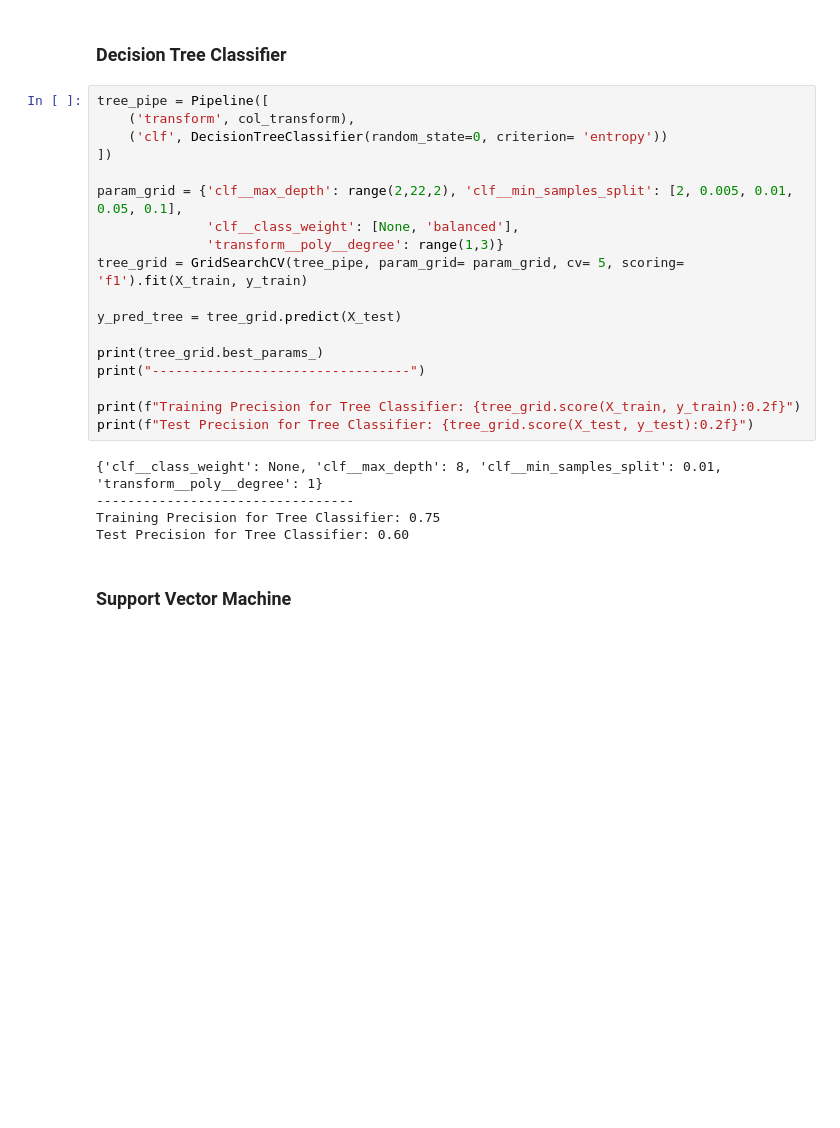
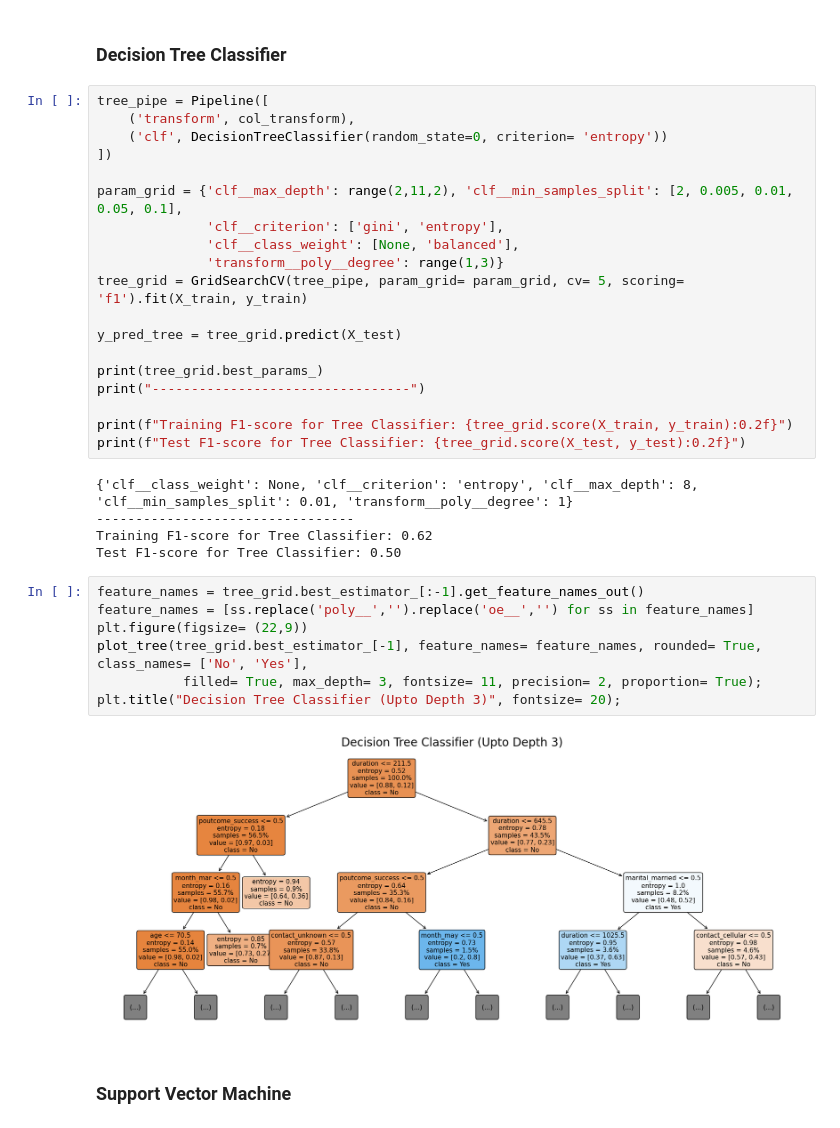
Before and after one commit to garimasc/bank_marketing, a Jupyter notebook: evaluate_classification.ipynb, the cells around one changed output. Drawn from its saved outputs; the diff is of its cells as text; blank space fills up the shorter version.

```diff
--- a/evaluate_classification.ipynb
+++ b/evaluate_classification.ipynb
@@ -113,7 +118,8 @@ tree_pipe = Pipeline([
     ('clf', DecisionTreeClassifier(random_state=0, criterion= 'entropy'))
 ])
 
-param_grid = {'clf__max_depth': range(2,22,2), 'clf__min_samples_split': [2, 0.005, 0.01, 0.05, 0.1],
+param_grid = {'clf__max_depth': range(2,11,2), 'clf__min_samples_split': [2, 0.005, 0.01, 0.05, 0.1],
+              'clf__criterion': ['gini', 'entropy'],
               'clf__class_weight': [None, 'balanced'],
               'transform__poly__degree': range(1,3)}
 tree_grid = GridSearchCV(tree_pipe, param_grid= param_grid, cv= 5, scoring= 'f1').fit(X_train, y_train)
@@ -123,13 +129,22 @@ y_pred_tree = tree_grid.predict(X_test)
 print(tree_grid.best_params_)
 print("---------------------------------")
 
-print(f"Training Precision for Tree Classifier: {tree_grid.score(X_train, y_train):0.2f}")
-print(f"Test Precision for Tree Classifier: {tree_grid.score(X_test, y_test):0.2f}")
+print(f"Training F1-score for Tree Classifier: {tree_grid.score(X_train, y_train):0.2f}")
+print(f"Test F1-score for Tree Classifier: {tree_grid.score(X_test, y_test):0.2f}")
 # %% [output]
-{'clf__class_weight': None, 'clf__max_depth': 8, 'clf__min_samples_split': 0.01, 'transform__poly__degree': 1}
+{'clf__class_weight': None, 'clf__criterion': 'entropy', 'clf__max_depth': 8, 'clf__min_samples_split': 0.01, 'transform__poly__degree': 1}
 ---------------------------------
-Training Precision for Tree Classifier: 0.75
-Test Precision for Tree Classifier: 0.60
+Training F1-score for Tree Classifier: 0.62
+Test F1-score for Tree Classifier: 0.50
+# %%
+feature_names = tree_grid.best_estimator_[:-1].get_feature_names_out()
+feature_names = [ss.replace('poly__','').replace('oe__','') for ss in feature_names]
+plt.figure(figsize= (22,9))
+plot_tree(tree_grid.best_estimator_[-1], feature_names= feature_names, rounded= True, class_names= ['No', 'Yes'],
+           filled= True, max_depth= 3, fontsize= 11, precision= 2, proportion= True);
+plt.title("Decision Tree Classifier (Upto Depth 3)", fontsize= 20);
+# %% [output]
+[figure, added]
 # %% [markdown]
 ### Support Vector Machine
 # %%
```
Also changed, not shown: parts of 4 cells of this notebook.
